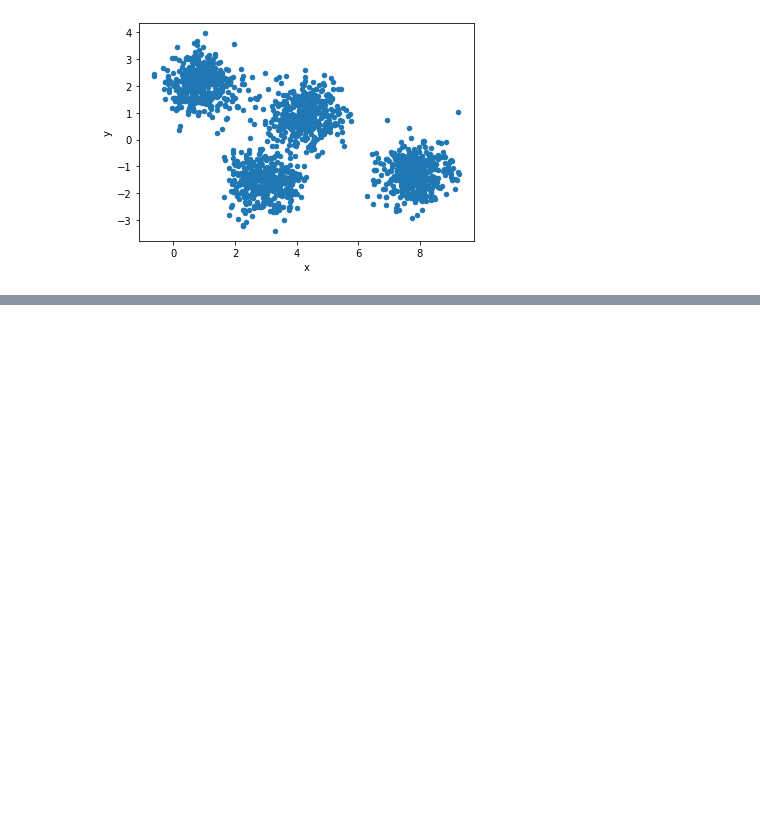
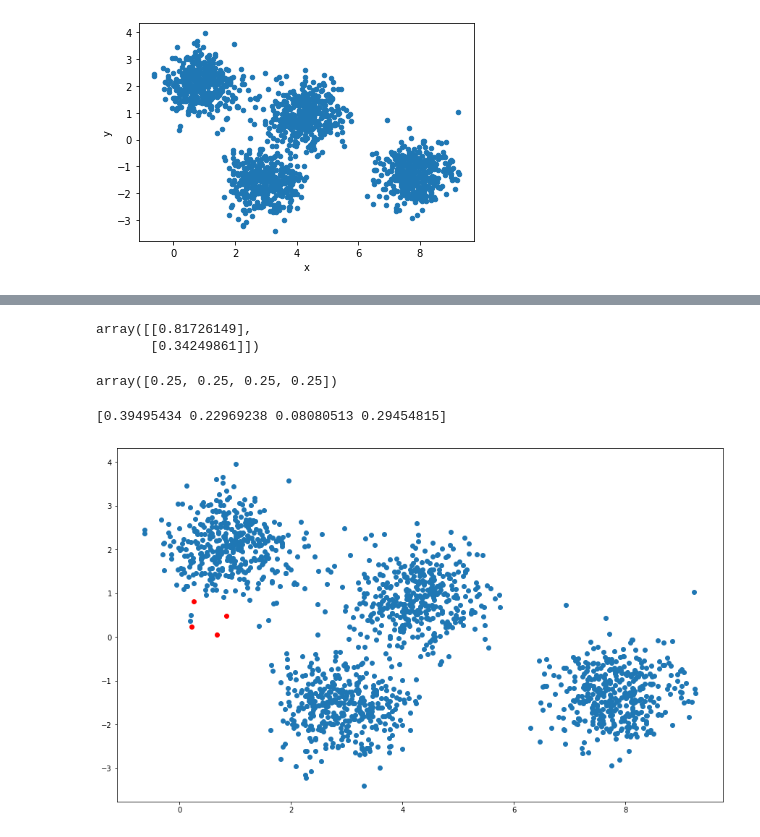
Before and after one commit to Ashirbad-Sarangi/gaussian_mixture_model, a Jupyter notebook: code/gaussian_mixture_model.ipynb, the cells around one changed output, grey strips where cells are left out. Cells and saved outputs as stored; diff of their text form; code cells hidden in the pictures; blank space fills up the shorter version.

```diff
--- a/code/gaussian_mixture_model.ipynb
+++ b/code/gaussian_mixture_model.ipynb
@@ -109,0 +208,49 @@ def normalise(p_i,number_of_datapoints,number_of_clusters):
+# %%
+means = maths.random.random((number_of_clusters,number_of_attributes,1))
+means[1]
+# %% [output]
+array([[0.81726149],
+       [0.34249861]])
+# %%
+probabilities = maths.ones(number_of_clusters)
+probabilities = probabilities/number_of_clusters
+probabilities
+# %% [output]
+array([0.25, 0.25, 0.25, 0.25])
+# %%
+sigmas = maths.random.random(size=(number_of_clusters,number_of_attributes,number_of_attributes))
+means = maths.random.random((number_of_clusters,number_of_attributes,1))
+# means = maths.zeros((number_of_clusters,number_of_attributes,1))
+# means = []
+# [means.append(list(df_raw.sample(frac = 1/number_of_clusters).mean())) for i in range(number_of_clusters)]
+# means = maths.array(means)
+
+# means = []
+# df_copy = df_raw.copy()
+# [means.append(maths.array(df_copy.sample(frac = 1/number_of_clusters,replace = False).mean()).reshape(-1,1)) for i in range(number_of_clusters)]
+# means = maths.array(means)
+
+probabilities = maths.random.random(size = number_of_clusters)
+probabilities = probabilities/sum(probabilities)
+print(probabilities)
+
+# means , sigmas , probabilities = initialisation(number_of_clusters, df_raw)
+# probabilities = maths.random.random(size = number_of_clusters)
+# probabilities = probabilities/sum(probabilities)
+# print(probabilities)
+
+
+ratio = 6/10
+width = 15
+figsize = (width, width*ratio)
+figure = graph.figure(figsize = figsize)
+graph.scatter(df_raw['x'],df_raw['y'])
+graph.scatter(means[0][0],means[0][1],c = 'red')
+graph.scatter(means[1][0],means[1][1],c = 'red')
+graph.scatter(means[2][0],means[2][1],c = 'red')
+graph.scatter(means[3][0],means[3][1],c = 'red')
+loop = 0
+errors = []
+# %% [output]
+[0.39495434 0.22969238 0.08080513 0.29454815]
+[figure, added]
```
Also changed, not shown: parts of 26 cells of this notebook.
